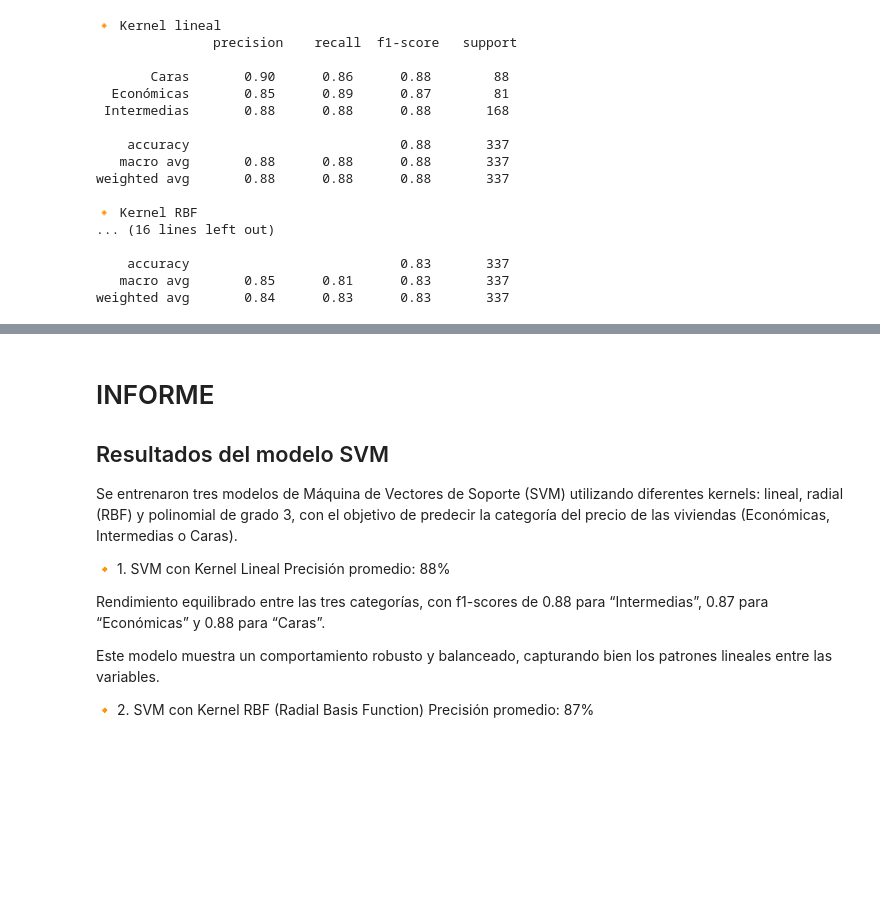
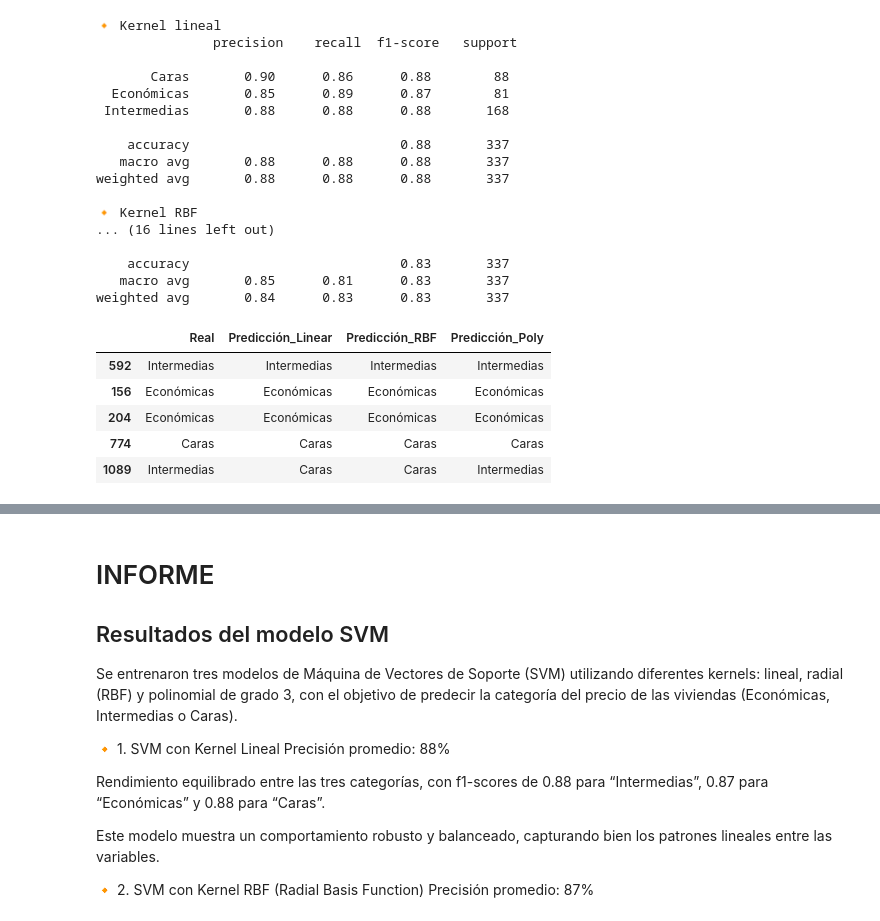
Before and after one commit to OscarEscriba/Proyecto-2-Mineria-de-datos, a Jupyter notebook: Proyecto2entrega6.ipynb, the cells around one changed output, grey strips where cells are left out. Cells and saved outputs as stored; diff of their text form; code cells hidden in the pictures; blank space fills up the shorter version.

```diff
--- a/Proyecto2entrega6.ipynb
+++ b/Proyecto2entrega6.ipynb
@@ -64,3 +64,25 @@ weighted avg       0.88      0.88      0.88       337
     accuracy                           0.83       337
    macro avg       0.85      0.81      0.83       337
 weighted avg       0.84      0.83      0.83       337
+# %%
+# 5 usar los modelos para predecir la variable respuesta...
+# Predicciones con los modelos entrenados
+y_pred_linear = svm_linear.predict(X_test)
+y_pred_rbf = svm_rbf.predict(X_test)
+y_pred_poly = svm_poly.predict(X_test)
+
+# Guardar predicciones si deseas analizarlas después
+predicciones_df = pd.DataFrame({
+    "Real": y_test,
+    "Predicción_Linear": y_pred_linear,
+    "Predicción_RBF": y_pred_rbf,
+    "Predicción_Poly": y_pred_poly
+})
+predicciones_df.head()
+# %% [output]
+|  | Real | Predicción_Linear | Predicción_RBF | Predicción_Poly |
+| 592 | Intermedias | Intermedias | Intermedias | Intermedias |
+| 156 | Económicas | Económicas | Económicas | Económicas |
+| 204 | Económicas | Económicas | Económicas | Económicas |
+| 774 | Caras | Caras | Caras | Caras |
+| 1089 | Intermedias | Caras | Caras | Intermedias |
```
Also changed, not shown: parts of 2 cells of this notebook.
